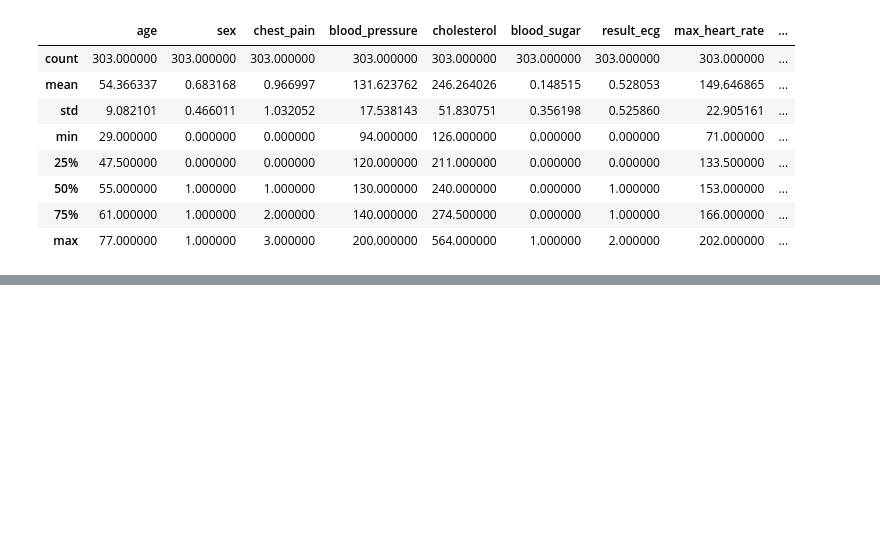
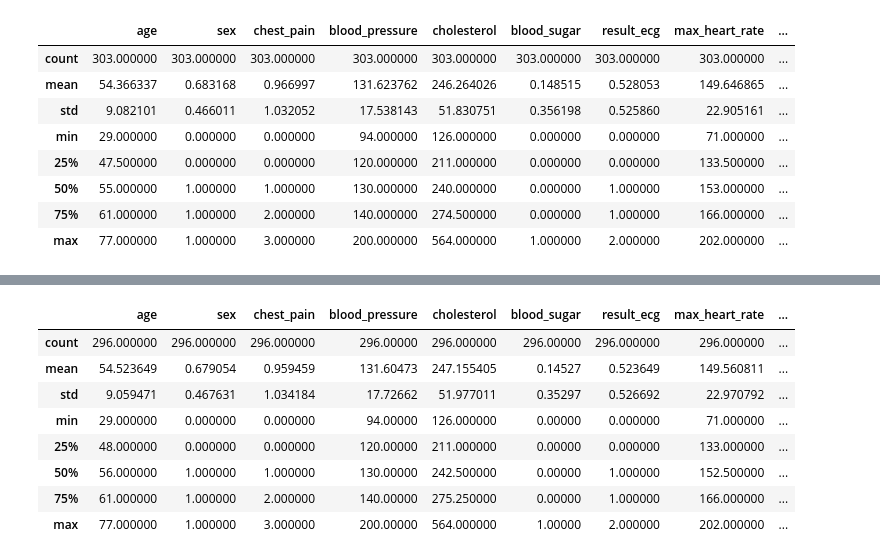
Before and after one commit to NicoMalta/ml_ucse, a Jupyter notebook: tp1_exploration.ipynb, the cells around one changed output, grey strips where cells are left out. Cells and saved outputs as stored; diff of their text form; code cells hidden in the pictures; blank space fills up the shorter version.

```diff
--- a/tp1_exploration.ipynb
+++ b/tp1_exploration.ipynb
@@ -142 +163,13 @@ target                     0
 dtype: int64
+# %%
+full.describe()
+# %% [output]
+|  | age | sex | chest_pain | blood_pressure | cholesterol | blood_sugar | result_ecg | max_heart_rate | ... |
+| count | 296.000000 | 296.000000 | 296.000000 | 296.00000 | 296.000000 | 296.00000 | 296.000000 | 296.000000 | ... |
+| mean | 54.523649 | 0.679054 | 0.959459 | 131.60473 | 247.155405 | 0.14527 | 0.523649 | 149.560811 | ... |
+| std | 9.059471 | 0.467631 | 1.034184 | 17.72662 | 51.977011 | 0.35297 | 0.526692 | 22.970792 | ... |
+| min | 29.000000 | 0.000000 | 0.000000 | 94.00000 | 126.000000 | 0.00000 | 0.000000 | 71.000000 | ... |
+| 25% | 48.000000 | 0.000000 | 0.000000 | 120.00000 | 211.000000 | 0.00000 | 0.000000 | 133.000000 | ... |
+| 50% | 56.000000 | 1.000000 | 1.000000 | 130.00000 | 242.500000 | 0.00000 | 1.000000 | 152.500000 | ... |
+| 75% | 61.000000 | 1.000000 | 2.000000 | 140.00000 | 275.250000 | 0.00000 | 1.000000 | 166.000000 | ... |
+| max | 77.000000 | 1.000000 | 3.000000 | 200.00000 | 564.000000 | 1.00000 | 2.000000 | 202.000000 | ... |
```
Also changed, not shown: parts of 18 cells of this notebook.
